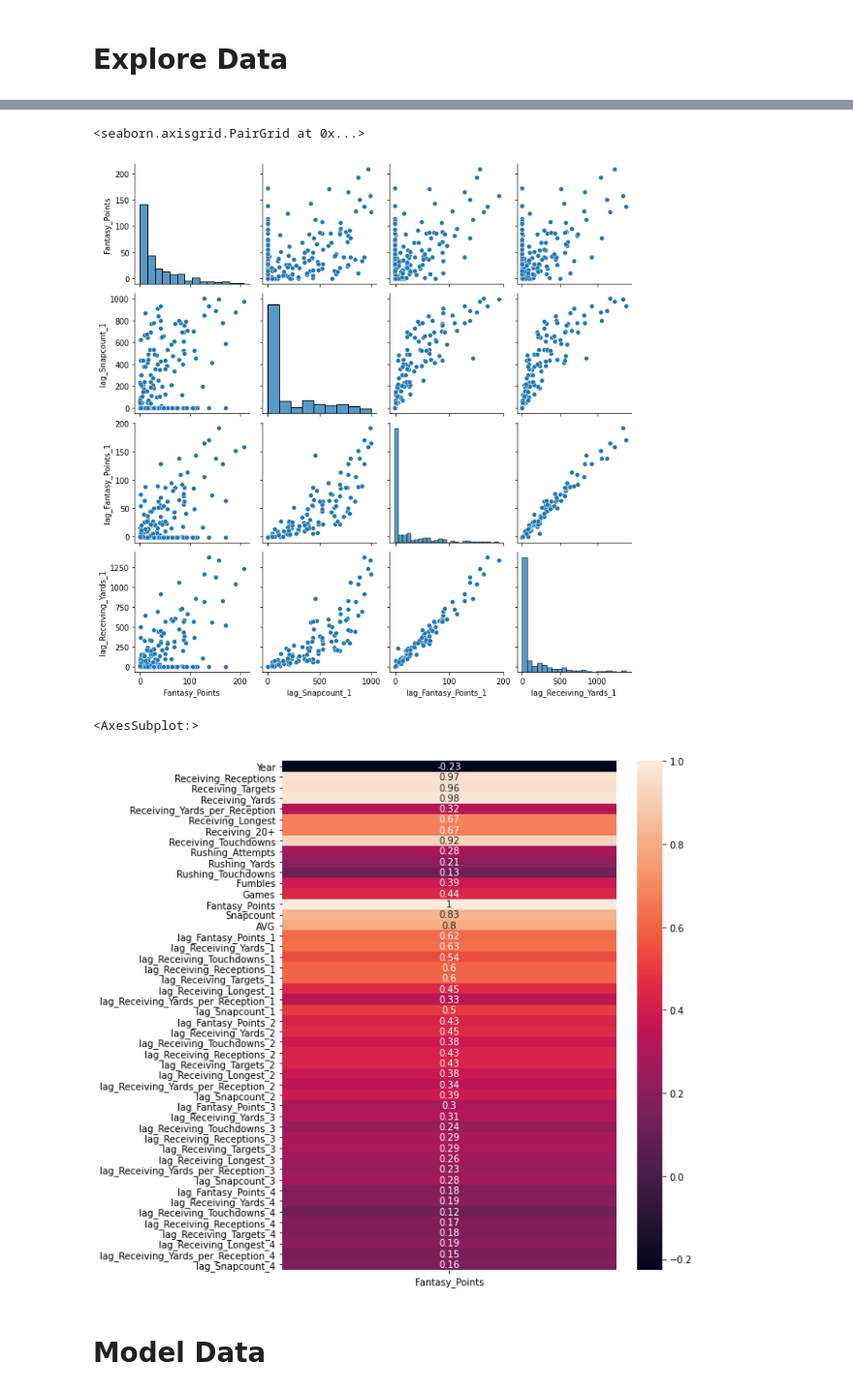
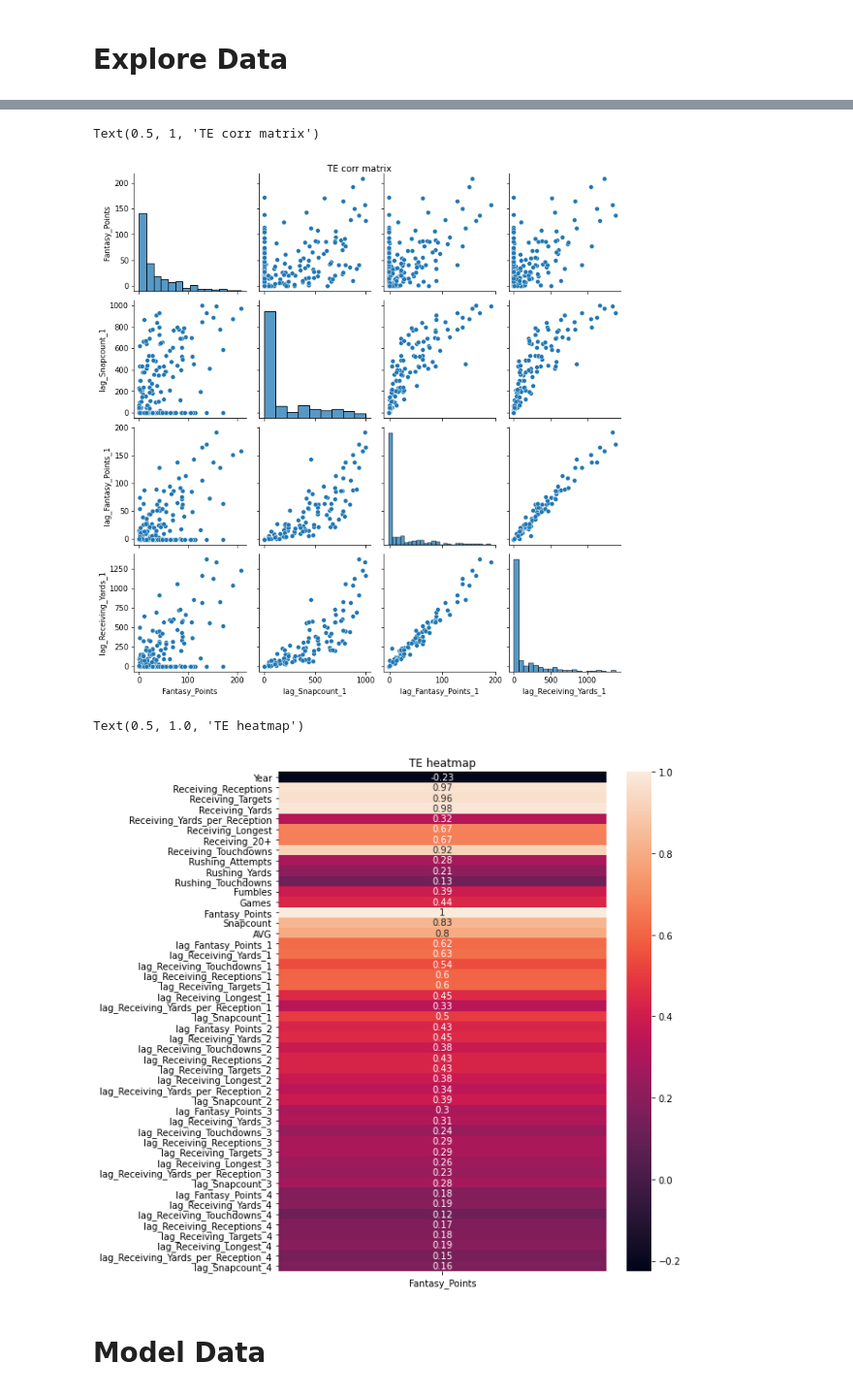
Before and after one commit to AlexanderCrisler/Data-Science-Final-Project, a Jupyter notebook: final_project.ipynb, the cells around one changed output, grey strips where cells are left out. Shown at 97% size. Cells and saved outputs as stored; diff of their text form; code cells hidden in the pictures.

```diff
--- a/final_project.ipynb
+++ b/final_project.ipynb
@@ -419,14 +426,16 @@ sns.heatmap(pos_dfs['wr'].corr()[['Fantasy_Points']], annot=True)
 # %%
-sns.pairplot(pos_dfs['te'][['Fantasy_Points', 'lag_Snapcount_1', 'lag_Fantasy_Points_1', 'lag_Receiving_Yards_1']])
+plot = sns.pairplot(pos_dfs['te'][['Fantasy_Points', 'lag_Snapcount_1', 'lag_Fantasy_Points_1', 'lag_Receiving_Yards_1']])
+plot.fig.suptitle("TE corr matrix", y=1)
 # %% [output]
-<seaborn.axisgrid.PairGrid at 0x...>
+Text(0.5, 1, 'TE corr matrix')
-[figure, old version]
+[figure, new version]
 # %%
 plt.figure(figsize=(8, 10))
-sns.heatmap(pos_dfs['te'].corr()[['Fantasy_Points']], annot=True)
+plot = sns.heatmap(pos_dfs['te'].corr()[['Fantasy_Points']], annot=True)
+plot.set_title("TE heatmap")
 # %% [output]
-<AxesSubplot:>
+Text(0.5, 1.0, 'TE heatmap')
-[figure, old version]
+[figure, new version]
 # %% [markdown]
 # Model Data
 # %%
```
Also changed, not shown: parts of 15 cells of this notebook, 8 other files.
